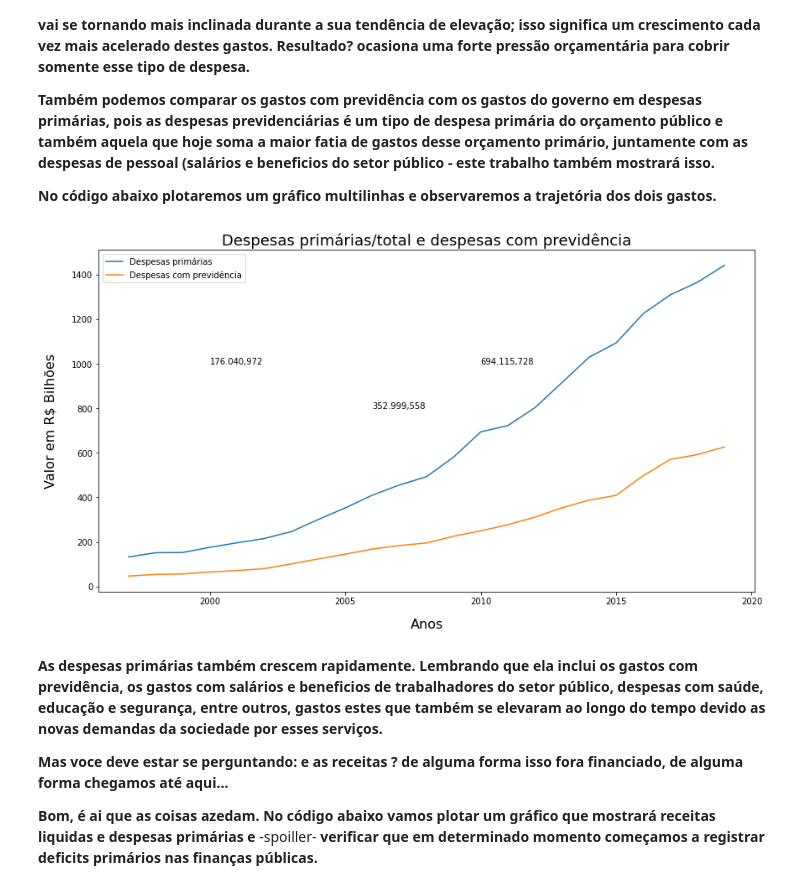
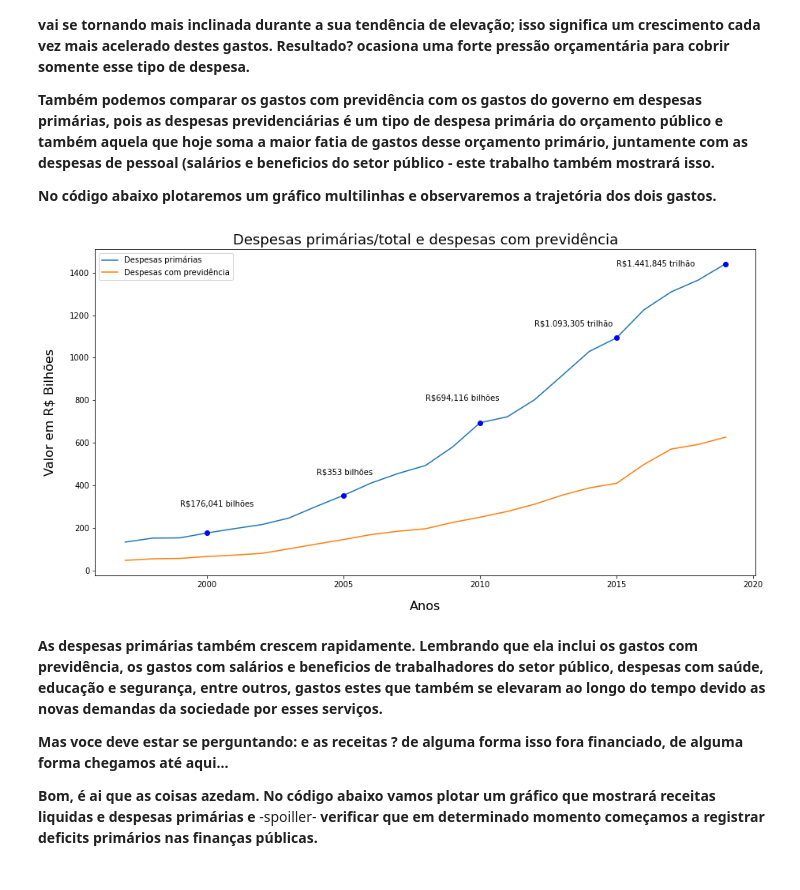
Before and after one commit to jp-data/breves-analises, a Jupyter notebook: Previdência_social_brasileira.ipynb, the cells around one changed output. Cells and saved outputs as stored; diff of their text form; code cells hidden in the pictures.

```diff
--- a/Previdência_social_brasileira.ipynb
+++ b/Previdência_social_brasileira.ipynb
@@ -312,30 +312,39 @@ findfont: Font family ['Times'] not found. Falling back to DejaVu Sans.
 # %%
 #determinação do eixo X
 x=df.Ano
 
 #determinação dos eixos y; é um gráfico multilinhas
 y1=df_valores_reais.Despesa_primaria.apply(divisor)
 y2=df_valores_reais.Despesa_previdencia.apply(divisor)
-lista= df_valores_reais.Despesa_primaria.apply(format_number, locale='pt_BR')
-#diferença1 = y1[3].apply(format_number, locale= 'pt_BR')
-#diferença2 = ((y1[13] - y1[8])/ y1[8])*100
-#diferença3 = ((y1[18] - y1[13]) / y1[13])*100
-#diferença4 = ((y1[22] - y1[18]) / y1[18])*100
+lista= df_valores_reais.Despesa_primaria.apply(divisor)
+lista= lista.apply(format_number, locale='pt_BR')
+#text1= "R$"+lista[3]+"bilhões"
 
 #plotando a imagem com todas as suas formatações, utilizando a bilbioteca matplotlib
-figura=plt.figure(figsize=(14,7.5))
+figura=plt.figure(figsize=(15,7.6))
 figura=plt.plot(x,y1,label='Despesas primárias')
 figura=plt.plot(x,y2,label='Despesas com previdência')
 plt.xlabel('Anos',fontsize=16, labelpad= 15)
 plt.ylabel('Valor em R$ Bilhões',fontsize=16, labelpad= 18)
 plt.title('Despesas primárias/total e despesas com previdência', fontsize= 18)
-plt.text(2010,1000, lista[13])
-plt.text(2006,800, lista[8])
-plt.text(2000,1000, lista[3])
+
+
+plt.text(1999,300, "R$"+lista[3]+" bilhões")
+plt.text(2004,450, "R$"+lista[8]+" bilhões")
+plt.text(2008, 800, "R$"+lista[13]+" bilhões")
+plt.text(2012,1150, "R$"+lista[18]+" trilhão")
+plt.text(2015,1430, "R$"+lista[22]+" trilhão" )
+
+plt.plot(2000,176,'bo')
+plt.plot(2005,353,'bo')
+plt.plot(2010, 694, 'bo')
+plt.plot(2015,1093,'bo')
+plt.plot(2019,1441,'bo')
+
 plt.legend()
 plt.show()
 # %% [output]
-[figure, old version]
+[figure, new version]
 # %% [markdown]
 **As despesas primárias também crescem rapidamente. Lembrando que ela inclui os gastos com previdência, os gastos com salários e beneficios de trabalhadores do setor público, despesas com saúde, educação e segurança, entre outros, gastos estes que também se elevaram ao longo do tempo devido as novas demandas da sociedade por esses serviços.**
 
```
